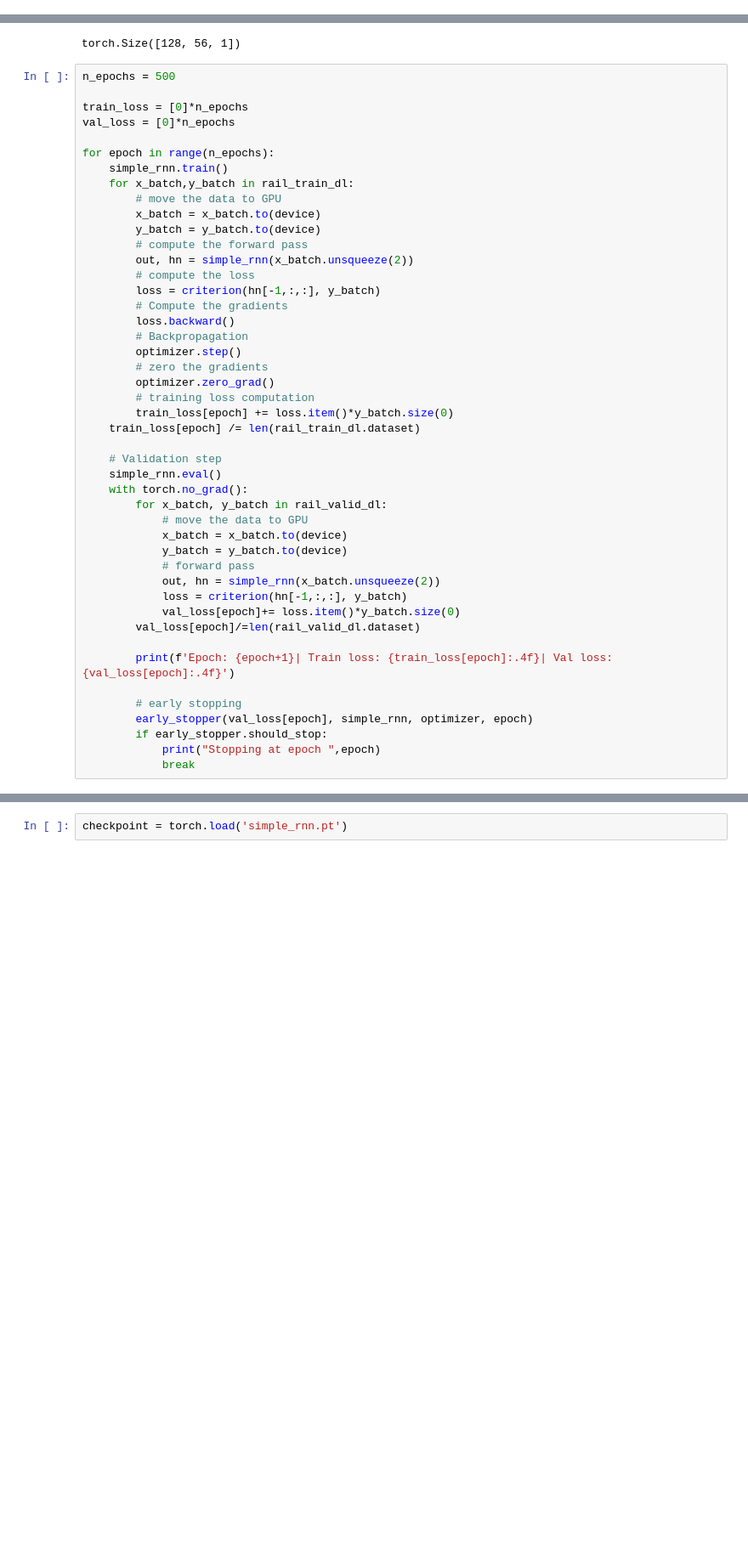
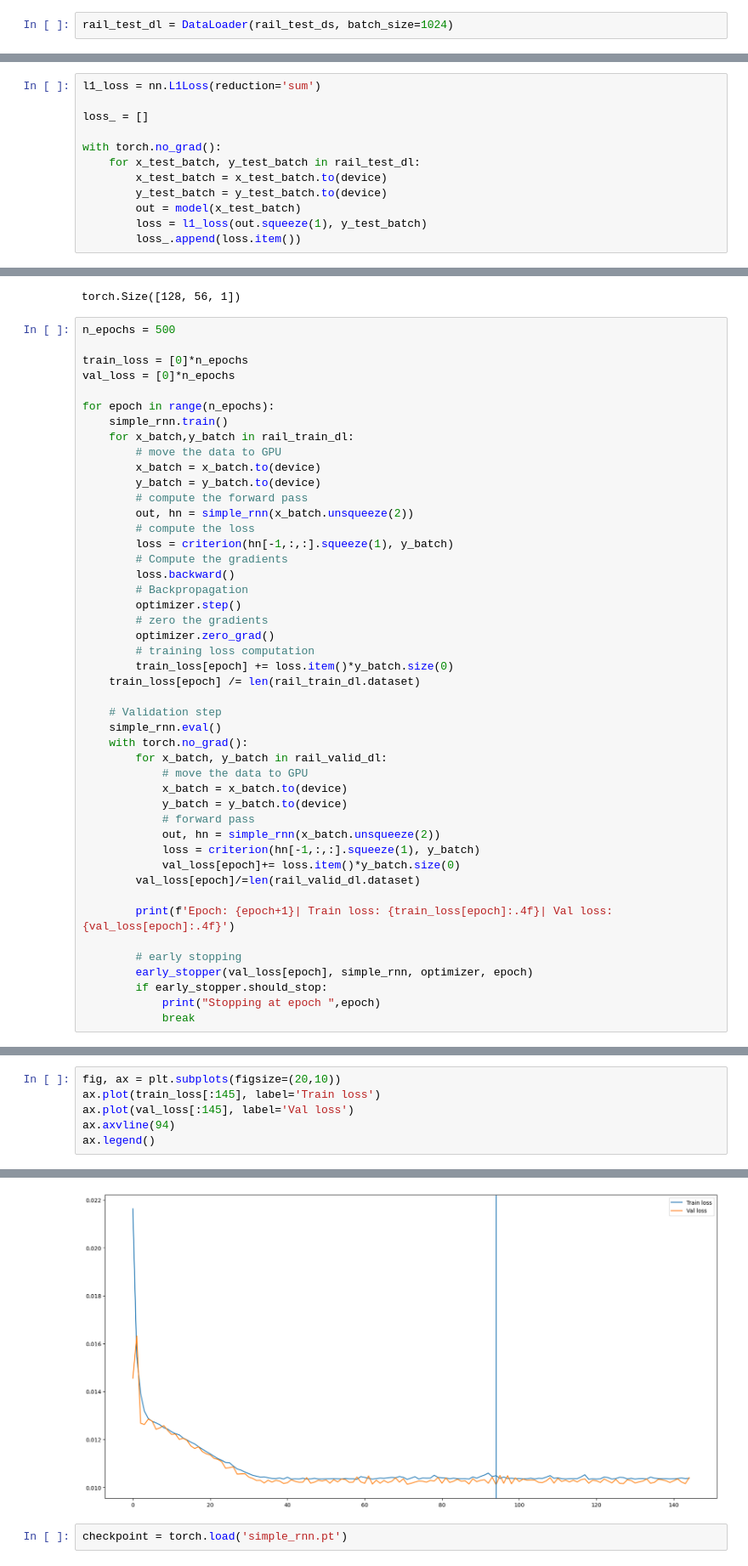
Before and after one commit to BlaiseMarvin/Machine-Learning-and-Big-Data-Analytics, a Jupyter notebook: deep_learning_2/sequential_data/notebook4.ipynb, the cells around one changed output, grey strips where cells are left out. Shown: that part at 85% size. Cells and saved outputs as stored; diff of their text form; blank space fills up the shorter version.

```diff
--- a/deep_learning_2/sequential_data/notebook4.ipynb
+++ b/deep_learning_2/sequential_data/notebook4.ipynb
@@ -239,6 +247,8 @@ len(rail_train_ds), len(rail_valid_ds)
 # %%
 rail_train_dl = DataLoader(rail_train_ds, batch_size=128, shuffle=True)
 rail_valid_dl = DataLoader(rail_valid_ds, batch_size=128)
+# %%
+rail_test_dl = DataLoader(rail_test_ds, batch_size=1024)
 # %% [markdown]
 **Forecasting using a Linear Model:**
 # %%
@@ -387,0 +411,12 @@ Above, we've used a linear model - treated each instance of the sequence as inde
+# %%
+l1_loss = nn.L1Loss(reduction='sum')
+
+loss_ = []
+
+with torch.no_grad():
+    for x_test_batch, y_test_batch in rail_test_dl:
+        x_test_batch = x_test_batch.to(device)
+        y_test_batch = y_test_batch.to(device)
+        out = model(x_test_batch)
+        loss = l1_loss(out.squeeze(1), y_test_batch)
+        loss_.append(loss.item())
@@ -417,7 +462,7 @@ for epoch in range(n_epochs):
         # compute the forward pass
         out, hn = simple_rnn(x_batch.unsqueeze(2))
         # compute the loss
-        loss = criterion(hn[-1,:,:], y_batch)
+        loss = criterion(hn[-1,:,:].squeeze(1), y_batch)
         # Compute the gradients
         loss.backward()
         # Backpropagation
@@ -437,7 +482,7 @@ for epoch in range(n_epochs):
             y_batch = y_batch.to(device)
             # forward pass
             out, hn = simple_rnn(x_batch.unsqueeze(2))
-            loss = criterion(hn[-1,:,:], y_batch)
+            loss = criterion(hn[-1,:,:].squeeze(1), y_batch)
             val_loss[epoch]+= loss.item()*y_batch.size(0)
         val_loss[epoch]/=len(rail_valid_dl.dataset)
 
@@ -468,0 +514,7 @@ Stopping at epoch  232
+# %%
+fig, ax = plt.subplots(figsize=(20,10))
+ax.plot(train_loss[:145], label='Train loss')
+ax.plot(val_loss[:145], label='Val loss')
+ax.axvline(94)
+ax.legend()
+# %% [output]
@@ -469,3 +522,4 @@ Stopping at epoch  232
+[figure, added]
 # %%
 checkpoint = torch.load('simple_rnn.pt')
 # %%
```
Also changed, not shown: parts of 90 cells of this notebook, 16 other files.
